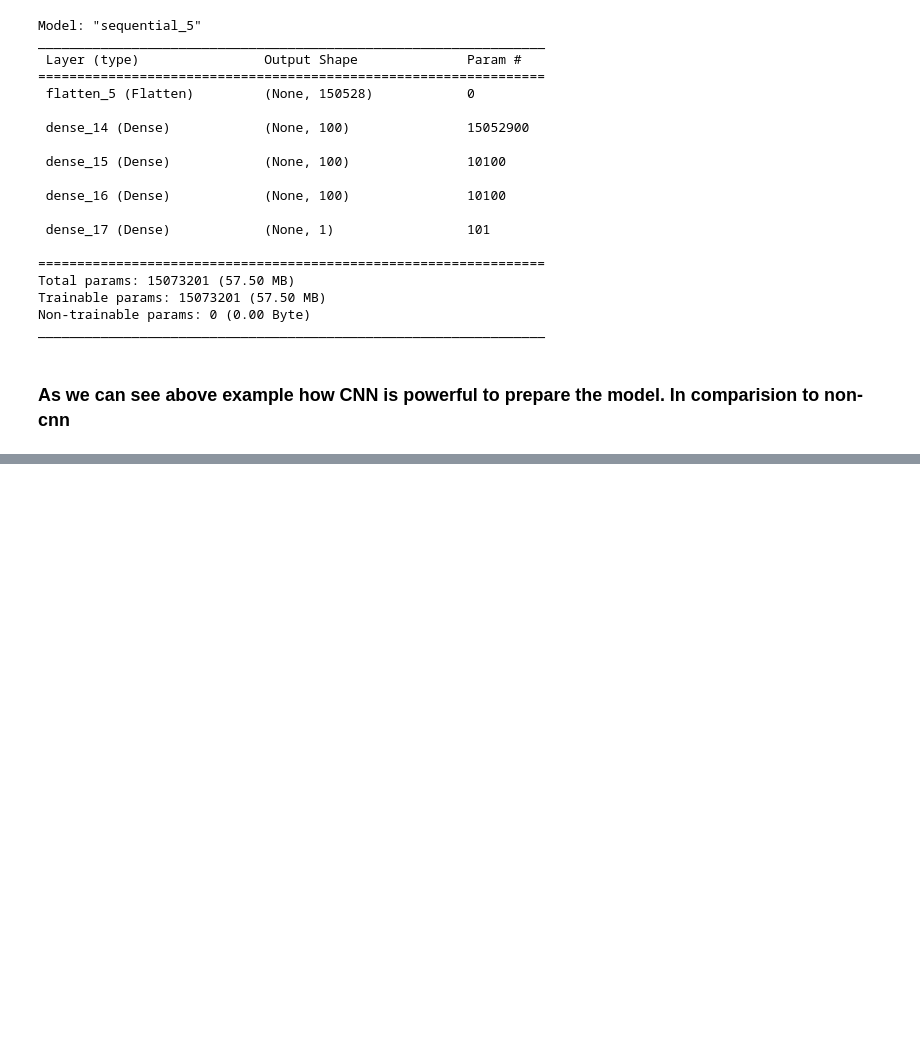
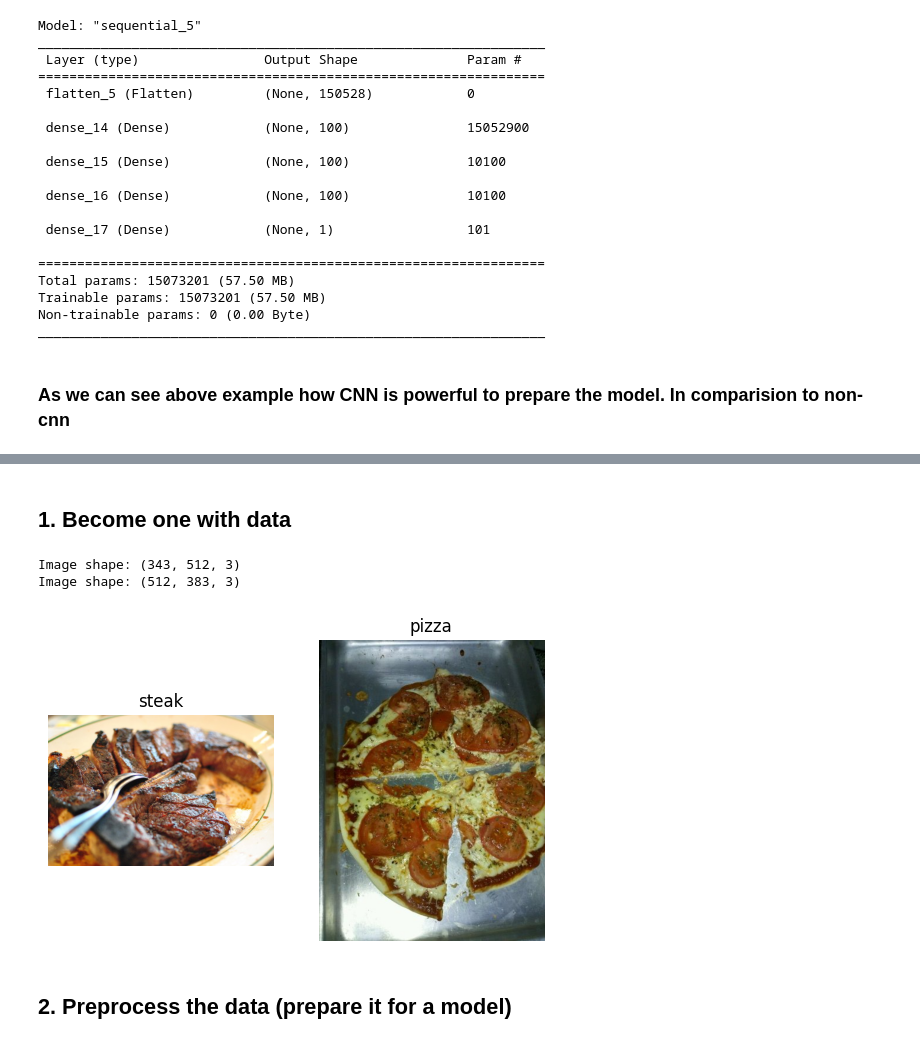
Before and after one commit to amitvermaknw/tensorflow, a Jupyter notebook: src/computer_vision_with_tensorflow_video.ipynb, the cells around one changed output, grey strips where cells are left out. Saved outputs shown, nothing was run; the diff lists cells and outputs as text; code cells hidden in the pictures; blank space fills up the shorter version.

```diff
--- a/src/computer_vision_with_tensorflow_video.ipynb
+++ b/src/computer_vision_with_tensorflow_video.ipynb
@@ -377,0 +374,15 @@ _________________________________________________________________
+# %% [markdown]
+## 1. Become one with data
+# %%
+#Visualize data
+plt.figure()
+plt.subplot(1, 2, 1)
+steak_img = view_random_image("pizza_steak/train/", "steak")
+plt.subplot(1,2,2)
+pizza_img = view_random_image("pizza_steak/train/", "pizza")
+# %% [output]
+Image shape: (343, 512, 3)
+Image shape: (512, 383, 3)
+[figure, added]
+# %% [markdown]
+## 2. Preprocess the data (prepare it for a model)
```
Also changed, not shown: parts of 18 cells of this notebook.
